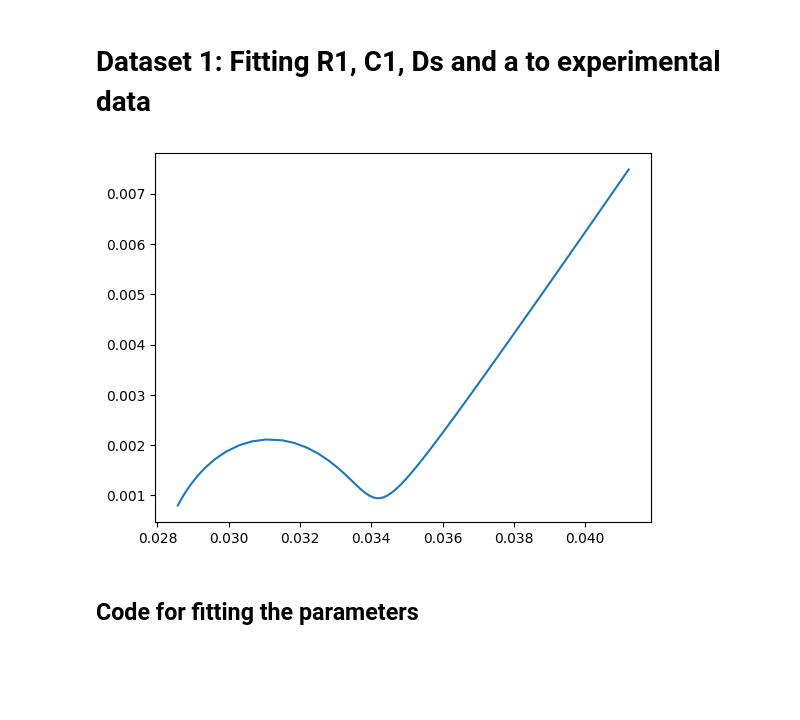
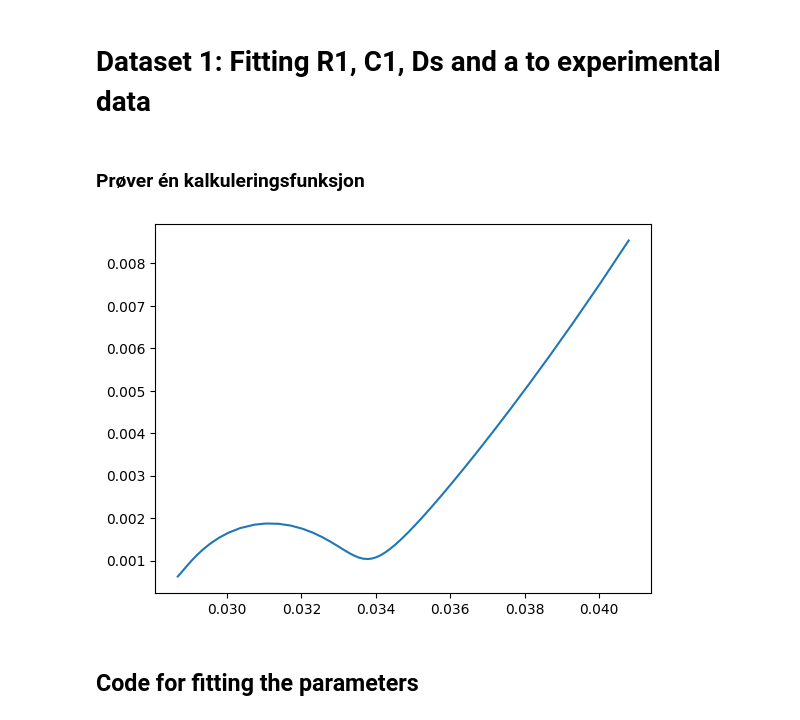
Before and after one commit to samaard2001/EIS-code, a Jupyter notebook: Code/EIS_ECM.ipynb, the cells around one changed output. Saved outputs shown, nothing was run; the diff lists cells and outputs as text; code cells hidden in the pictures; blank space fills up the shorter version.

```diff
--- a/Code/EIS_ECM.ipynb
+++ b/Code/EIS_ECM.ipynb
@@ -612,26 +605,28 @@ def v(param, Y):
+# %% [markdown]
+### Prøver én kalkuleringsfunksjon
 # %%
-
-def calc_Z1(comp, frequencies):
+def calc_Zen(comp_a, frequencies):
     # Update param dictionary from the flat parameter list (comp), where comp is updated values
-    param = list_to_dict(a_fitting, comp)
+    param_a = list_to_dict(a_fitting, comp_a)
     ang_freq = 2 * np.pi * frequencies
 
-    Rp = R_part(param)
-    Ys = Y_s(param, ang_freq)
-    Y = Y_particle(param, ang_freq, Rp, Ys)
-    v_calc = v(param, Y)
+    Rp_a = _dU_dc_a*(Rs_a/(F*param_a['Ds']))
+    omegas_a = (ang_freq*Rs_a**2)/param_a['Ds']**param_a['alpha2']
+    Ys_a = (np.sqrt(1j*omegas_a) - np.tanh(np.sqrt(1j*omegas_a)))/np.tanh(np.sqrt(1j*omegas_a))
+    Y_a = 1/((param_a['R1'] + Rp_a/Ys_a)/(1 + (1j*ang_freq)**param_a['alpha']*param_a['Q1']*(param_a['R1'] + Rp_a/Ys_a)))
+    v_calc_a = L_a/(((K_a*sigma_a)/(K_a + sigma_a))**0.5*((param_a['a']*Y_a))**(-0.5))
 
     # The total impedance:
-    Z = param['Rel'] + (L/(K+sigma))*(1 + (2 + (sigma/K + K/sigma)*np.cosh(v_calc))/(v_calc*np.sinh(v_calc)))
+    Z_a = param_a['Rel'] + (L_a/(K_a+sigma_a))*(1 + (2 + (sigma_a/K_a + K_a/sigma_a)*np.cosh(v_calc_a))/(v_calc_a*np.sinh(v_calc_a)))
 
-    return Z/area_electrode
+    return Z_a/area_electrode
 
-frequencies = np.array(get_exp_data(1, "")[1])
-Z_init = calc_Z1(dict_to_list(a_fitting), frequencies)
+frequencies = np.array(get_exp_data(i, "")[1])
+Z_init = calc_Zen(dict_to_list(a_fitting), frequencies)
 plt.plot(Z_init.real, -Z_init.imag)
 plt.show()
 # %% [output]
-[figure, old version]
+[figure, new version]
 # %% [markdown]
 ## Code for fitting the parameters
 # %% [markdown]
```
Also changed, not shown: parts of 21 cells of this notebook, 1 other file.
